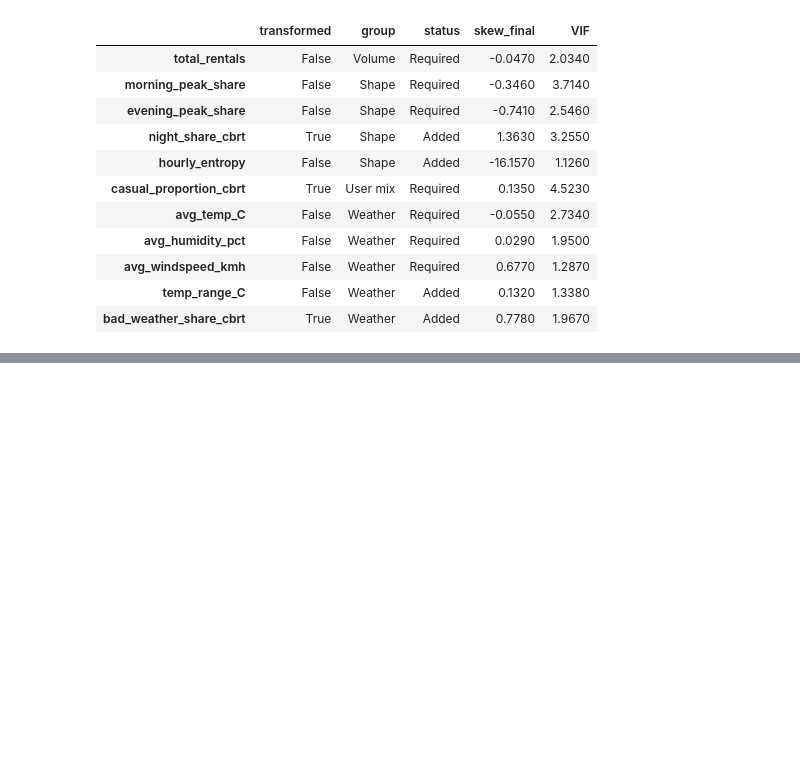
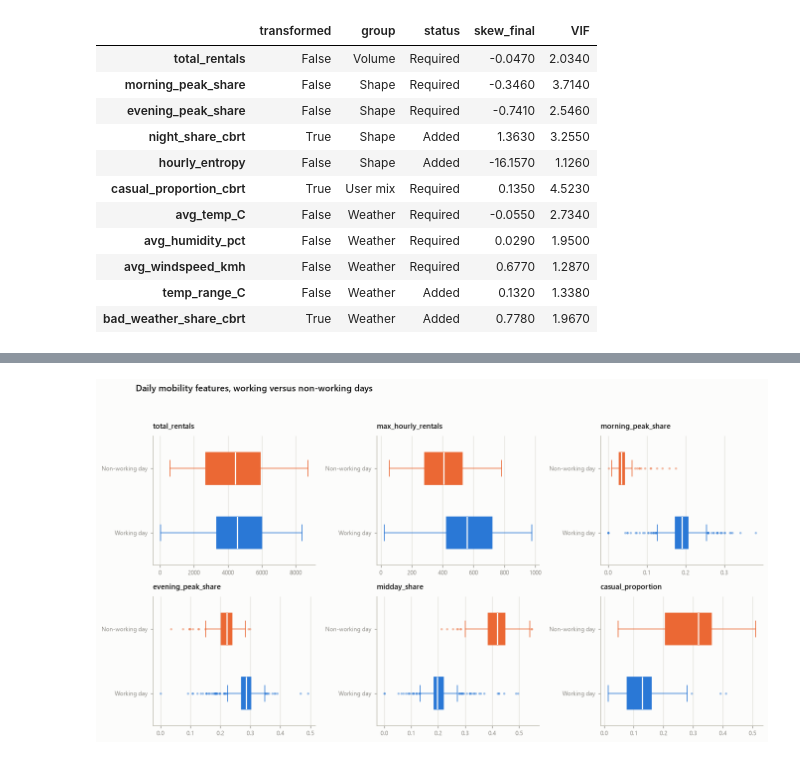
Before and after one commit to heshannethmina/Clustering-Urban-Mobility-Patterns-Using-Bike-Sharing-Data, a Jupyter notebook: bike_sharing_clustering.ipynb, the cells around one changed output, grey strips where cells are left out. Cells and saved outputs as stored; diff of their text form; code cells hidden in the pictures; blank space fills up the shorter version.

```diff
--- a/bike_sharing_clustering.ipynb
+++ b/bike_sharing_clustering.ipynb
@@ -2023,0 +2036,10 @@ context : 731 x 15   labels, for validation
+# %%
+# Sequential ramps, one hue each, used for continuous shading in this section.
+SEQ_BLUE = mpl.colors.LinearSegmentedColormap.from_list("seq_blue", PALETTE["seq"])
+SEQ_ORANGE = mpl.colors.LinearSegmentedColormap.from_list(
+    "seq_orange", ["#fde8dc", "#f9c3a4", "#f39a6d", "#eb6834", "#c44e22", "#8f3715"])
+
+# Exploratory work uses the ORIGINAL units, joined to the context labels.
+explore = daily.join(context)
+explore["day_type"] = np.where(explore["workingday"] == 1, "Working day", "Non-working day")
+print(explore["day_type"].value_counts().to_string())
@@ -2023,0 +2056,32 @@ context : 731 x 15   labels, for validation
+# %%
+# ---- Figure 10: mobility features by day type -----------------------------
+box_features = ["total_rentals", "max_hourly_rentals", "morning_peak_share",
+                "evening_peak_share", "midday_share", "casual_proportion"]
+groups = ["Working day", "Non-working day"]
+
+fig, axes = plt.subplots(2, 3, figsize=(12.4, 6.6))
+for ax, feat in zip(axes.flat, box_features):
+    data = [explore.loc[explore.day_type == g, feat] for g in groups]
+    bp = ax.boxplot(data, orientation="horizontal", widths=0.5, patch_artist=True,
+                    medianprops=dict(color=PALETTE["surface"], linewidth=1.6),
+                    flierprops=dict(marker="o", markersize=3, markeredgecolor="none", alpha=0.45))
+    for patch, colour in zip(bp["boxes"], SERIES[:2]):
+        patch.set_facecolor(colour); patch.set_edgecolor(colour)
+    for key in ("whiskers", "caps"):
+        for artist, colour in zip(bp[key], np.repeat(SERIES[:2], 2)):
+            artist.set_color(colour)
+    for flier, colour in zip(bp["fliers"], SERIES[:2]):
+        flier.set_markerfacecolor(colour)
+
+    ax.set_yticks([1, 2]); ax.set_yticklabels(groups, fontsize=8.5)
+    ax.set_title(feat, fontsize=9.5)
+    ax.tick_params(labelsize=8)
+    ax.yaxis.grid(False); ax.xaxis.grid(True)
+
+fig.suptitle("Daily mobility features, working versus non-working days", x=0.062, y=1.0,
+             ha="left", fontsize=12, fontweight="semibold", color=PALETTE["ink"])
+fig.tight_layout(rect=[0, 0, 1, 0.96])
+save(fig, "fig10_boxplots_by_daytype")
+plt.show()
+# %% [output]
+[figure, added]
```
Also changed, not shown: parts of 20 cells of this notebook, 7 other files.
